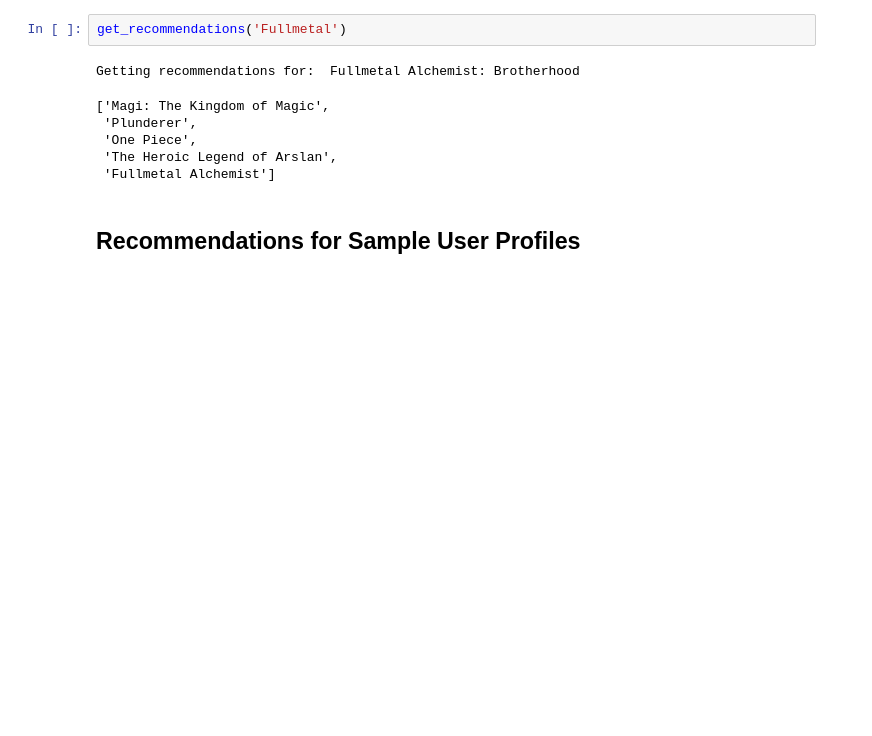
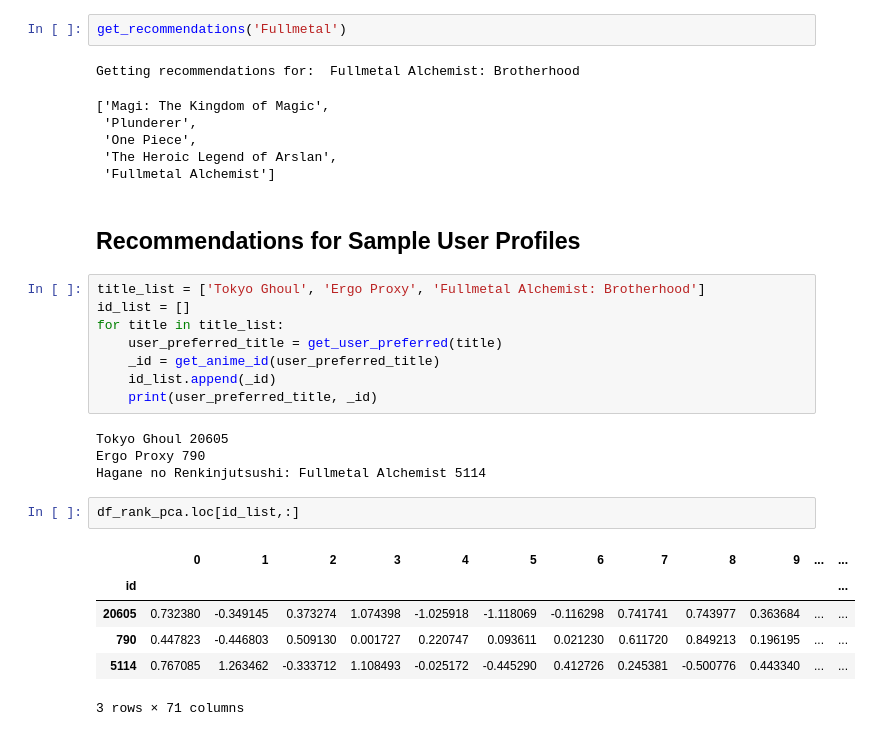
Before and after one commit to sn-ekstrand/content-based-anime-recommender, a Jupyter notebook: sample_users.ipynb, the cells around one changed output. Drawn from its saved outputs; the diff is of its cells as text; blank space fills up the shorter version.

```diff
--- a/sample_users.ipynb
+++ b/sample_users.ipynb
@@ -190,3 +191,24 @@ Getting recommendations for:  Fullmetal Alchemist: Brotherhood
  'Fullmetal Alchemist']
 # %% [markdown]
 ## Recommendations for Sample User Profiles
+# %%
+title_list = ['Tokyo Ghoul', 'Ergo Proxy', 'Fullmetal Alchemist: Brotherhood']
+id_list = []
+for title in title_list:
+    user_preferred_title = get_user_preferred(title)
+    _id = get_anime_id(user_preferred_title)
+    id_list.append(_id)
+    print(user_preferred_title, _id)
+# %% [output]
+Tokyo Ghoul 20605
+Ergo Proxy 790
+Hagane no Renkinjutsushi: Fullmetal Alchemist 5114
+# %%
+df_rank_pca.loc[id_list,:]
+# %% [output]
+|  | 0 | 1 | 2 | 3 | 4 | 5 | 6 | 7 | 8 | 9 | ... | ... |
+| id |  |  |  |  |  |  |  |  |  |  |  | ... |
+| 20605 | 0.732380 | -0.349145 | 0.373274 | 1.074398 | -1.025918 | -1.118069 | -0.116298 | 0.741741 | 0.743977 | 0.363684 | ... | ... |
+| 790 | 0.447823 | -0.446803 | 0.509130 | 0.001727 | 0.220747 | 0.093611 | 0.021230 | 0.611720 | 0.849213 | 0.196195 | ... | ... |
+| 5114 | 0.767085 | 1.263462 | -0.333712 | 1.108493 | -0.025172 | -0.445290 | 0.412726 | 0.245381 | -0.500776 | 0.443340 | ... | ... |
+3 rows × 71 columns
```
Also changed, not shown: parts of 7 cells of this notebook.
